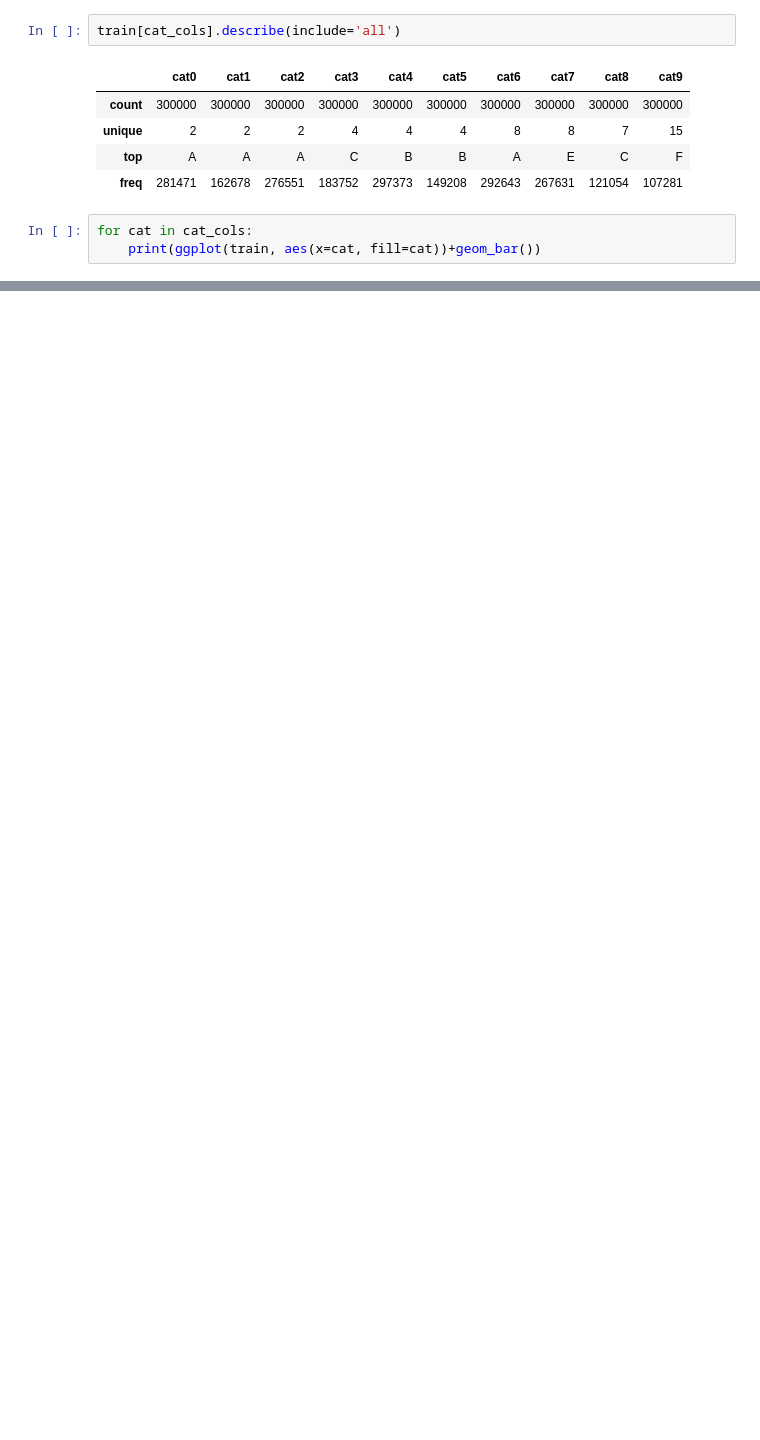
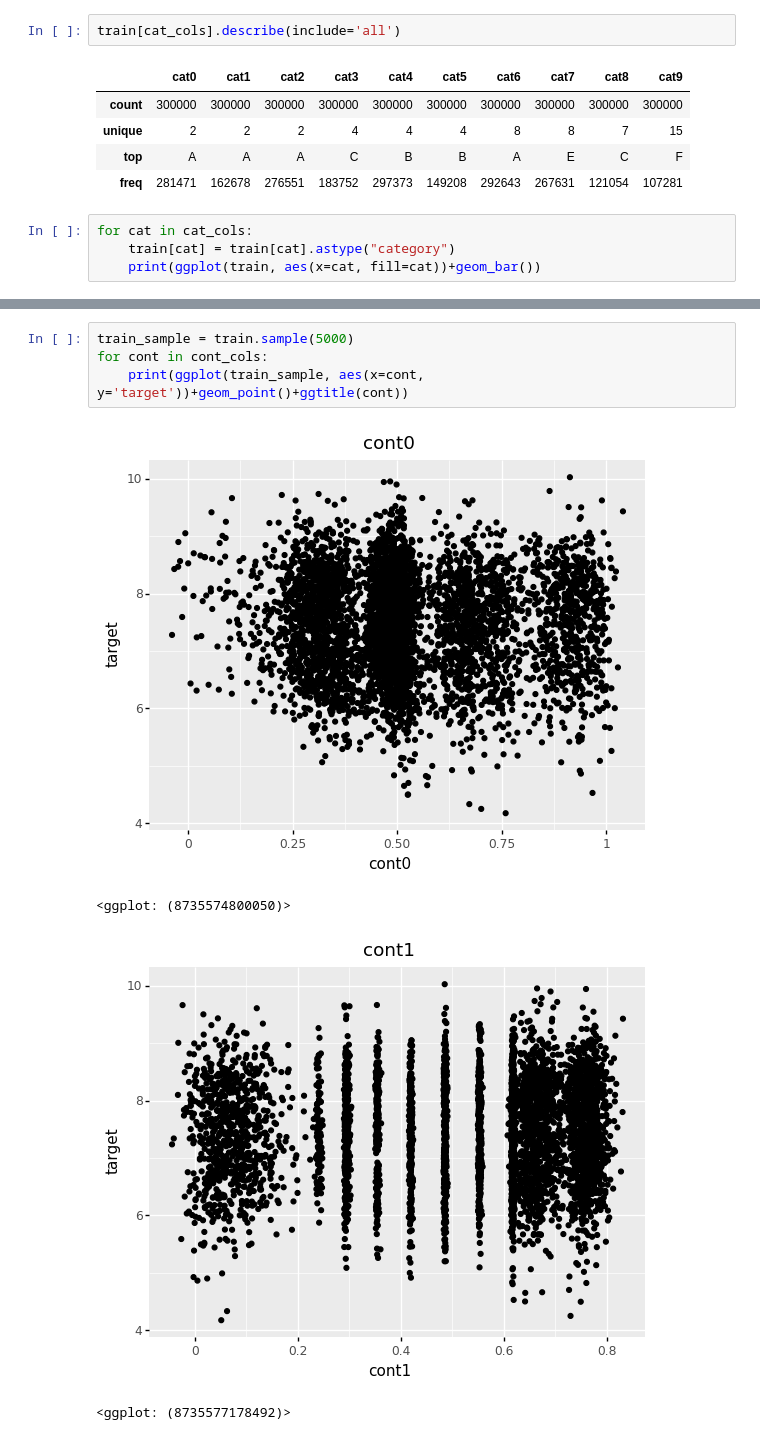
Before and after one commit to herwinvw/TabularPlaygroundFeb2021, a Jupyter notebook: ExplorativeDataAnalysis.ipynb, the cells around one changed output, grey strips where cells are left out. Cells and saved outputs as stored; diff of their text form; blank space fills up the shorter version.

```diff
--- a/ExplorativeDataAnalysis.ipynb
+++ b/ExplorativeDataAnalysis.ipynb
@@ -115,6 +130,7 @@ train[cat_cols].describe(include='all')
 | freq | 281471 | 162678 | 276551 | 183752 | 297373 | 149208 | 292643 | 267631 | 121054 | 107281 |
 # %%
 for cat in cat_cols:
+    train[cat] = train[cat].astype("category")
     print(ggplot(train, aes(x=cat, fill=cat))+geom_bar())
 # %% [output]
 [figure]
@@ -132,0 +151,9 @@ for cat in cat_cols:
+# %%
+train_sample = train.sample(5000)
+for cont in cont_cols:
+    print(ggplot(train_sample, aes(x=cont, y='target'))+geom_point()+ggtitle(cont))
+# %% [output]
+[figure, added]
+<ggplot: (8735574800050)>
+[figure, added]
+<ggplot: (8735577178492)>
```
Also changed, not shown: parts of 8 cells of this notebook, 2 other files.
